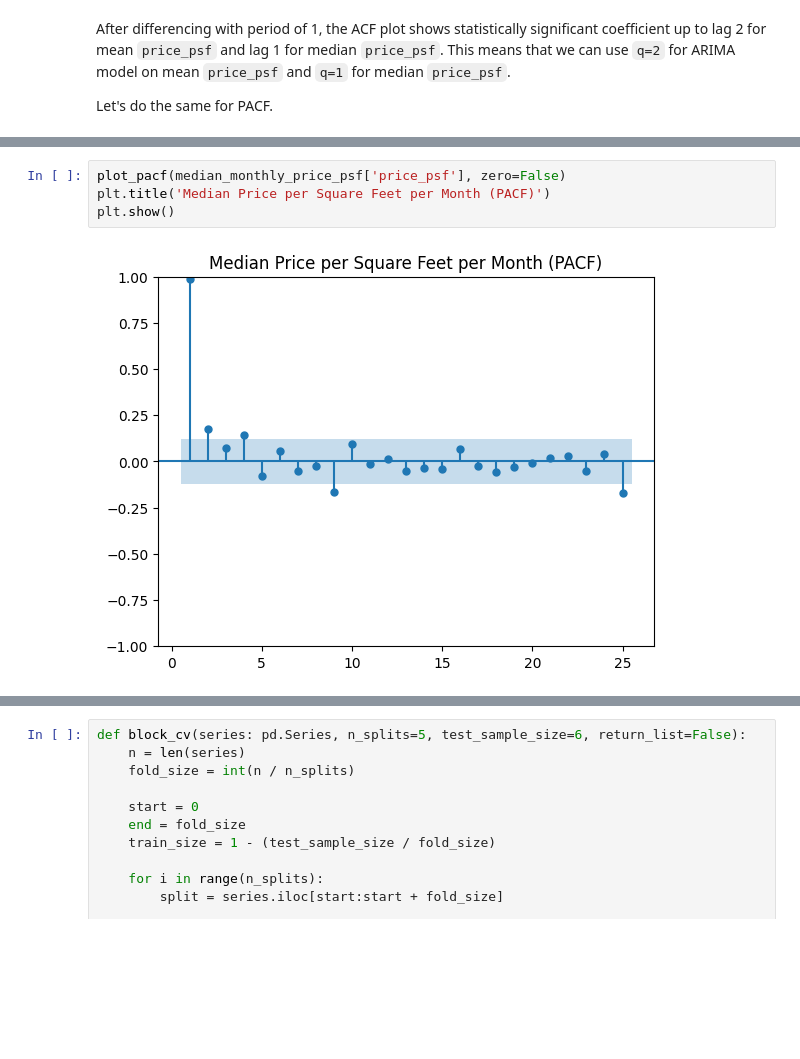
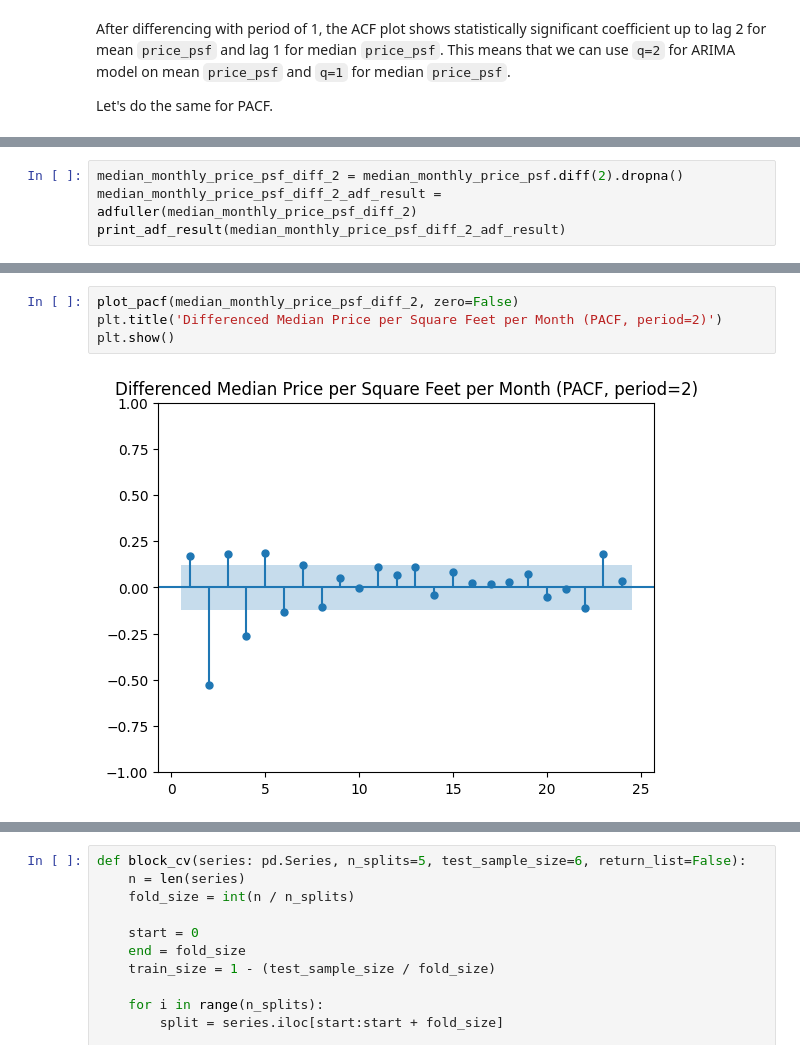
Before and after one commit to yuenherny/kl-house-price-forecasting, a Jupyter notebook: notebooks/Transactions - 06 Time Series Modelling.ipynb, the cells around one changed output, grey strips where cells are left out. Drawn from its saved outputs; the diff is of its cells as text; blank space fills up the shorter version.

```diff
--- a/notebooks/Transactions - 06 Time Series Modelling.ipynb
+++ b/notebooks/Transactions - 06 Time Series Modelling.ipynb
@@ -580,0 +619,4 @@ plt.show()
+# %%
+median_monthly_price_psf_diff_2 = median_monthly_price_psf.diff(2).dropna()
+median_monthly_price_psf_diff_2_adf_result = adfuller(median_monthly_price_psf_diff_2)
+print_adf_result(median_monthly_price_psf_diff_2_adf_result)
@@ -581,6 +672,6 @@ plt.show()
 # %%
-plot_pacf(median_monthly_price_psf['price_psf'], zero=False)
-plt.title('Median Price per Square Feet per Month (PACF)')
+plot_pacf(median_monthly_price_psf_diff_2, zero=False)
+plt.title('Differenced Median Price per Square Feet per Month (PACF, period=2)')
 plt.show()
 # %% [output]
-[figure, old version]
+[figure, new version]
```
Also changed, not shown: parts of 73 cells of this notebook.
